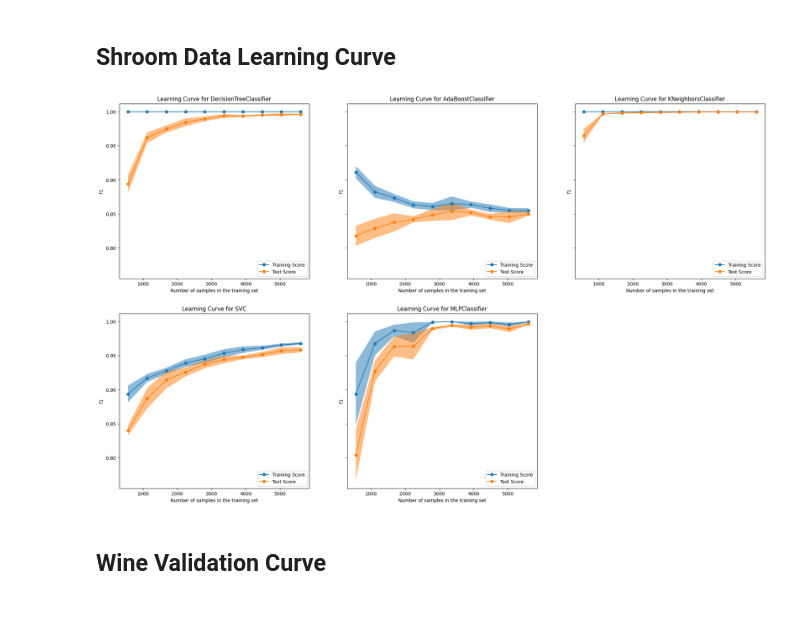
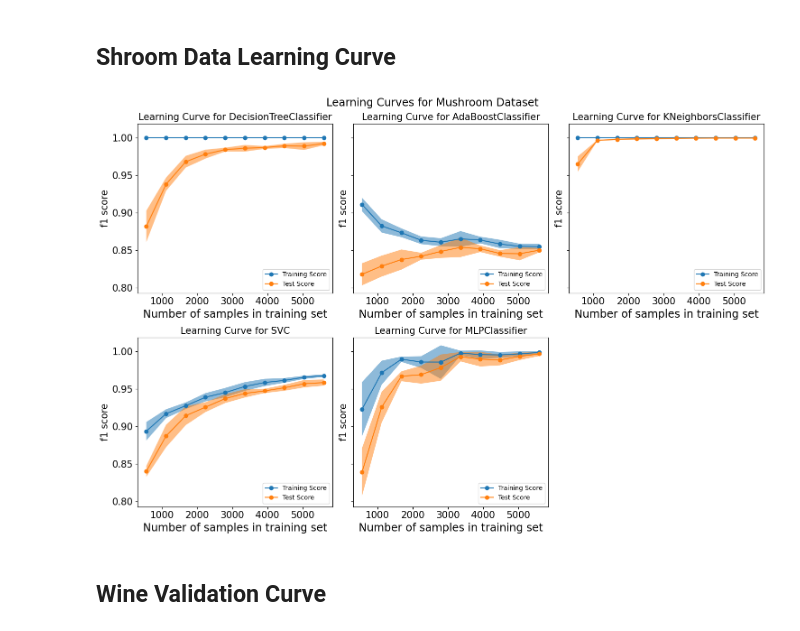
Before and after one commit to lboadi2/machine_learning, a Jupyter notebook: 1_supervised_learning/supe_models.ipynb, the cells around one changed output. Saved outputs shown, nothing was run; the diff lists cells and outputs as text; code cells hidden in the pictures.

```diff
--- a/1_supervised_learning/supe_models.ipynb
+++ b/1_supervised_learning/supe_models.ipynb
@@ -333,9 +333,8 @@ Fitting 5 folds for each of 60 candidates, totalling 300 fits
 # %% [markdown]
 ## Wine Data Learning Curve
 # %%
-fig, ax = plt.subplots(nrows=2, ncols=3, figsize=(25, 15), sharey=True)
+fig, ax = plt.subplots(nrows=2, ncols=3, figsize=(15,10), sharey=True)
 ax = ax.flatten()
-fig.suptitle('Learnings Curves for Wine Dataset', fontsize='xx-large')
 fig.delaxes(ax[5])
 common_params = {
     "X": x_wine,
@@ -354,8 +353,10 @@ for ax_idx, estimator in enumerate([dtc_wine, ada_wine, knn_wine, svc_wine, mlp_
     handles, label = ax[ax_idx].get_legend_handles_labels()
     ax[ax_idx].legend(handles[:2], ["Training Score", "Test Score"])
     ax[ax_idx].set_title(f"Learning Curve for {estimator.__class__.__name__}", fontsize=15)
-    ax[ax_idx].set_xlabel(fontsize = 15)
-    ax[ax_idx].set_ylabel(fontsize = 15)
+    ax[ax_idx].set_xlabel('Number of samples in training set', fontsize='xx-large')
+    ax[ax_idx].set_ylabel('f1 score',fontsize = 15)
     ax[ax_idx].tick_params(axis='both', which='major', labelsize=15)
     ax[ax_idx].tick_params(axis='both', which='minor', labelsize=15)
+fig.suptitle('Learning Curves for Wine Dataset', fontsize='xx-large')
+plt.tight_layout()
 # %% [output]
@@ -363,33 +364,36 @@ for ax_idx, estimator in enumerate([dtc_wine, ada_wine, knn_wine, svc_wine, mlp_
 # %% [markdown]
 ## Shroom Data Learning Curve
 # %%
-fig, ax = plt.subplots(nrows=2, ncols=3, figsize=(25, 15), sharey=True)
+fig, ax = plt.subplots(nrows=2, ncols=3, figsize=(15,10), sharey=True)
 ax = ax.flatten()
 fig.delaxes(ax[5])
-fig.suptitle('Learnings Curves for Mushroom Dataset', fontsize='xx-large')
+fig.suptitle('Learning Curves for Mushroom Dataset', fontsize='xx-large')
 common_params = {
     "X": x_shroom,
     "y": y_shroom,
     "train_sizes": np.linspace(0.1, 1.0, 10),
     "cv": ShuffleSplit(n_splits=5, test_size=0.2, random_state=0),
     "score_type": "both",
     "n_jobs": 4,
     "line_kw": {"marker": "o"},
     "std_display_style": "fill_between",
     "score_name": 'f1',
 }
 
 for ax_idx, estimator in enumerate([dtc_shroom, ada_shroom, knn_shroom, svc_shroom, mlp_shroom]):
     LearningCurveDisplay.from_estimator(estimator, **common_params, ax=ax[ax_idx])
     handles, label = ax[ax_idx].get_legend_handles_labels()
     ax[ax_idx].legend(handles[:2], ["Training Score", "Test Score"], loc='lower right')
     ax[ax_idx].set_title(f"Learning Curve for {estimator.__class__.__name__}", fontsize=15)
-    ax[ax_idx].set_xlabel(fontsize = 15)
-    ax[ax_idx].set_ylabel(fontsize = 15)
+    ax[ax_idx].set_xlabel('Number of samples in training set', fontsize='xx-large')
+    ax[ax_idx].set_ylabel('f1 score',fontsize = 15)
     ax[ax_idx].tick_params(axis='both', which='major', labelsize=15)
     ax[ax_idx].tick_params(axis='both', which='minor', labelsize=15)
+
+fig.suptitle('Learning Curves for Mushroom Dataset', fontsize='xx-large')
+plt.tight_layout()
 # %% [output]
-[figure, old version]
+[figure, new version]
 # %% [markdown]
 ## Wine Validation Curve
 # %%
```
Also changed, not shown: parts of 11 cells of this notebook, 2 other files.
